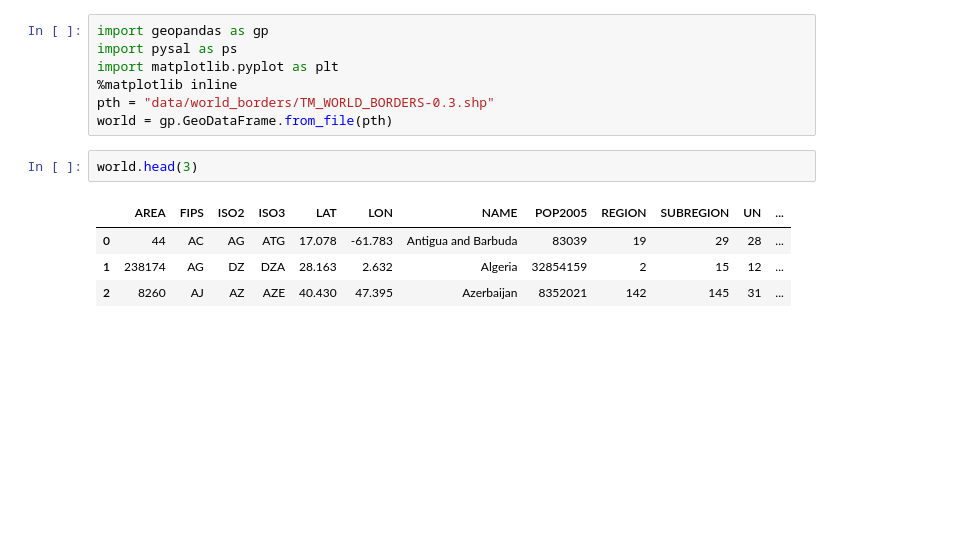
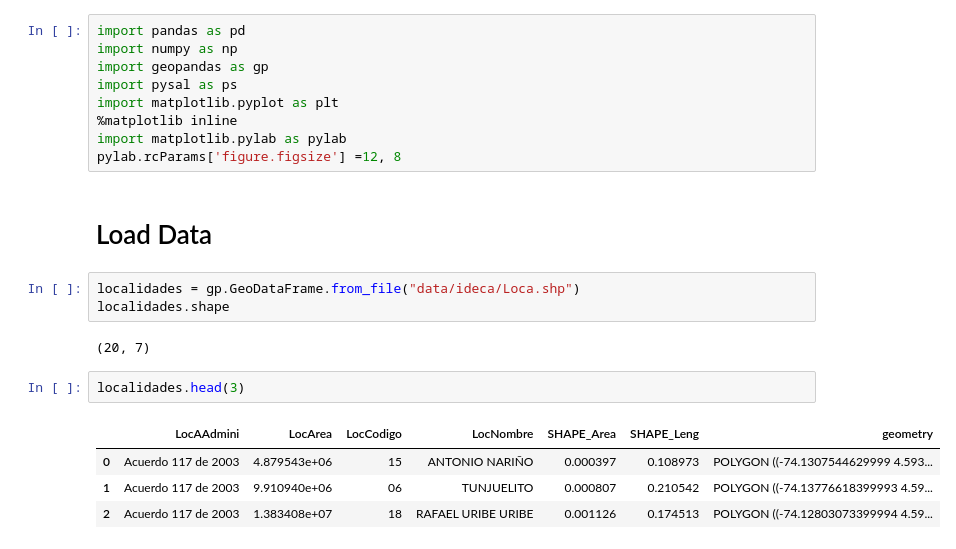
Before and after one commit to dersteppenwolf/pycon, a Jupyter notebook: 12_spatial_analysis.ipynb, the cells around one changed output. Cells and saved outputs as stored; diff of their text form; blank space fills up the shorter version.

```diff
--- a/12_spatial_analysis.ipynb
+++ b/12_spatial_analysis.ipynb
@@ -1,15 +1,24 @@
 # %%
+import pandas as pd
+import numpy as np
 import geopandas as gp
 import pysal as ps
 import matplotlib.pyplot as plt
 %matplotlib inline
-pth = "data/world_borders/TM_WORLD_BORDERS-0.3.shp"
-world = gp.GeoDataFrame.from_file(pth)
+import matplotlib.pylab as pylab
+pylab.rcParams['figure.figsize'] =12, 8
+# %% [markdown]
+# Load Data
+# %%
+localidades = gp.GeoDataFrame.from_file("data/ideca/Loca.shp")
+localidades.shape
+# %% [output]
+(20, 7)
 # %%
-world.head(3)
+localidades.head(3)
 # %% [output]
-|  | AREA | FIPS | ISO2 | ISO3 | LAT | LON | NAME | POP2005 | REGION | SUBREGION | UN | ... |
-| 0 | 44 | AC | AG | ATG | 17.078 | -61.783 | Antigua and Barbuda | 83039 | 19 | 29 | 28 | ... |
-| 1 | 238174 | AG | DZ | DZA | 28.163 | 2.632 | Algeria | 32854159 | 2 | 15 | 12 | ... |
-| 2 | 8260 | AJ | AZ | AZE | 40.430 | 47.395 | Azerbaijan | 8352021 | 142 | 145 | 31 | ... |
+|  | LocAAdmini | LocArea | LocCodigo | LocNombre | SHAPE_Area | SHAPE_Leng | geometry |
+| 0 | Acuerdo 117 de 2003 | 4.879543e+06 | 15 | ANTONIO NARIÑO | 0.000397 | 0.108973 | POLYGON ((-74.1307544629999 4.593... |
+| 1 | Acuerdo 117 de 2003 | 9.910940e+06 | 06 | TUNJUELITO | 0.000807 | 0.210542 | POLYGON ((-74.13776618399993 4.59... |
+| 2 | Acuerdo 117 de 2003 | 1.383408e+07 | 18 | RAFAEL URIBE URIBE | 0.001126 | 0.174513 | POLYGON ((-74.12803073399994 4.59... |
 # %%
```
Also changed, not shown: parts of 32 cells of this notebook, 8 other files.
